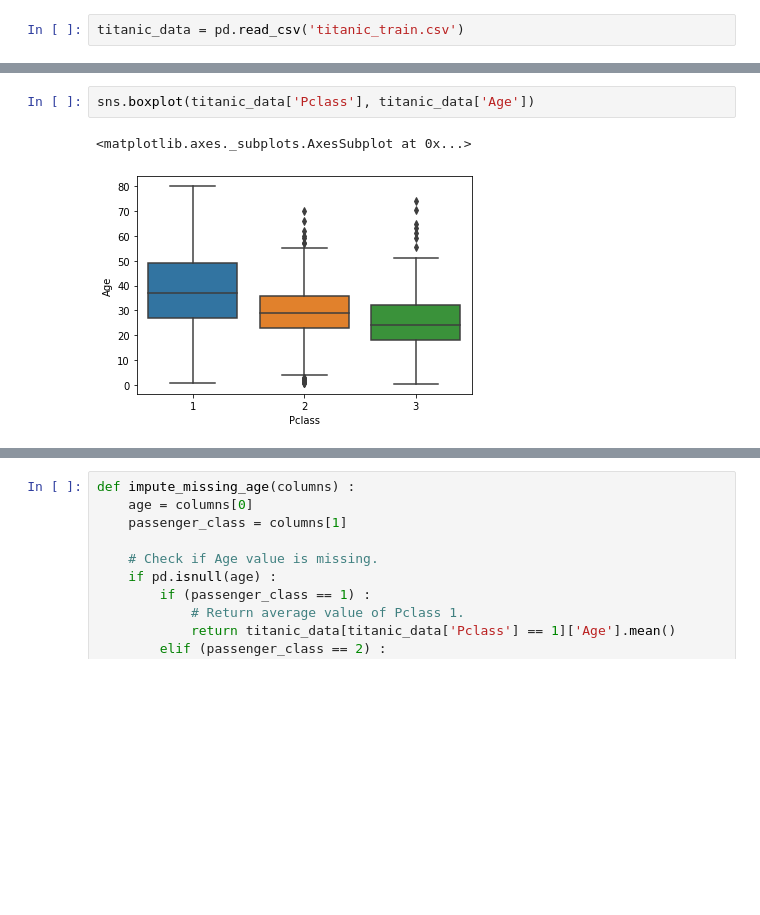
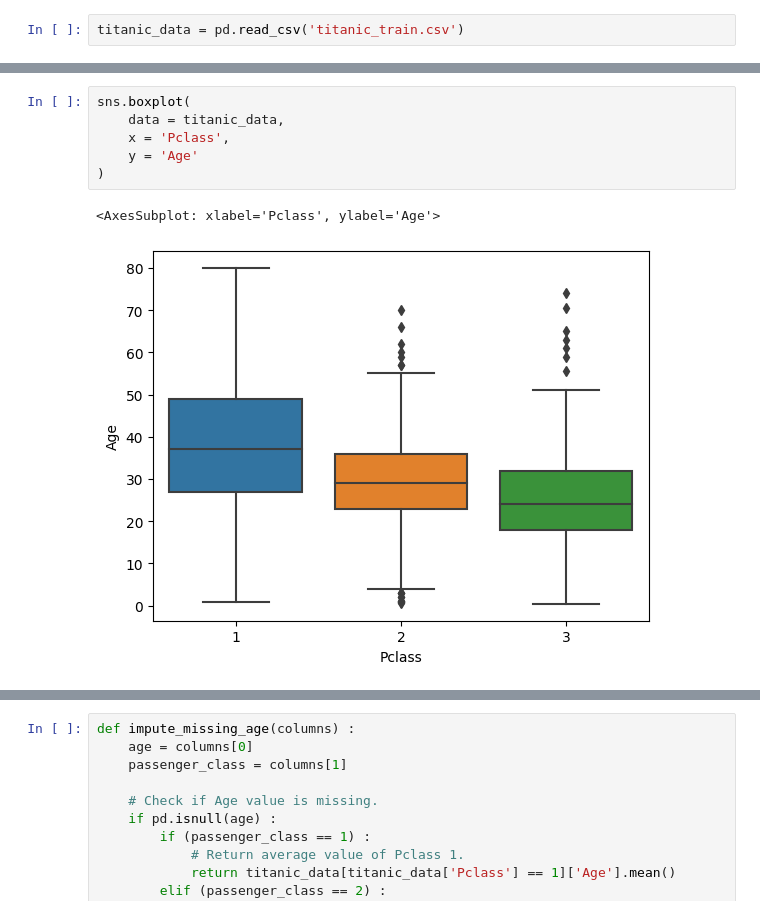
Before and after one commit to Dipto9999/ML_Introduction, a Jupyter notebook: Logistic_Regression/logistic_regression.ipynb, the cells around one changed output, grey strips where cells are left out. Cells and saved outputs as stored; diff of their text form; blank space fills up the shorter version.

```diff
--- a/Logistic_Regression/logistic_regression.ipynb
+++ b/Logistic_Regression/logistic_regression.ipynb
@@ -80,5 +127,9 @@ sns.heatmap(titanic_data.isnull(), cbar = False)
 # %%
-sns.boxplot(titanic_data['Pclass'], titanic_data['Age'])
+sns.boxplot(
+    data = titanic_data,
+    x = 'Pclass',
+    y = 'Age'
+)
 # %% [output]
-<matplotlib.axes._subplots.AxesSubplot at 0x...>
+<AxesSubplot: xlabel='Pclass', ylabel='Age'>
-[figure, old version]
+[figure, new version]
```
Also changed, not shown: parts of 62 cells of this notebook, 50 other files.
